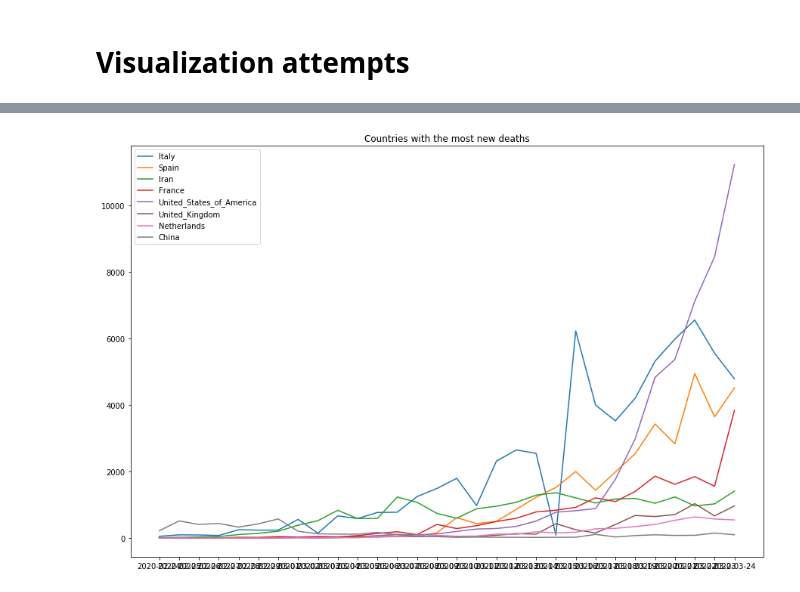
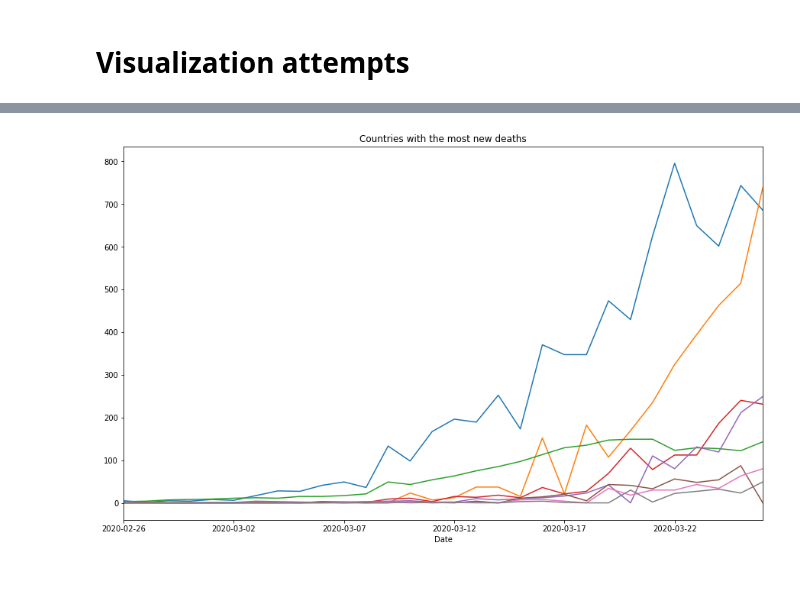
Before and after one commit to simon-verheyen/Portfolio, a Jupyter notebook: COVID-data/Untitled1.ipynb, the cells around one changed output, grey strips where cells are left out. Cells and saved outputs as stored; diff of their text form; code cells hidden in the pictures.

Commit message:
finalise data set creation and first analysis

```diff
--- a/COVID-data/Untitled1.ipynb
+++ b/COVID-data/Untitled1.ipynb
@@ -15,11 +15,11 @@ df_deaths_new.name = 'New deaths'
 df_deaths_total = pd.read_csv('data/deaths_total.csv').set_index('Date')
 df_deaths_total.name = 'Total deaths'
 # %%
-def show_data(df, leg=True):
-    df.plot(legend=leg, figsize=(15,9))
-    plt.title(df.name)
+def plot_df(df, leg=False, size=(15,9), title=''):
+    df.plot(figsize=size, legend=leg)
 
-    if leg:
-        plt.legend(loc='upper left', frameon=False)
-
+    if title != '':
+        plt.title(title)
+    else:
+        plt.title(df.name)
     plt.show()
@@ -64,14 +63,14 @@ df_cases_most.tail(10)
 # %%
 df = df_deaths_new.tail(14)
 df = df.sum(axis=0)
 
 df = df.nlargest(8)
 
 most_cases = df.index.tolist()
-df_cases_most = df_cases_new[most_cases].tail(30)
-df_cases_most.name = 'Countries with the most new deaths'
+df_deaths_most_new = df_deaths_new[most_cases].tail(30)
+df_deaths_most_new.name = 'Countries with the most new deaths'
 
-tools.plot_big(df_cases_most)
-df_cases_most.tail(10)
+plot_df(df_deaths_most)
+df_deaths_most_new.tail(10)
 # %% [output]
-[figure, old version]
+[figure, new version]
```
Also changed, not shown: parts of 8 cells of this notebook, 10 other files.
